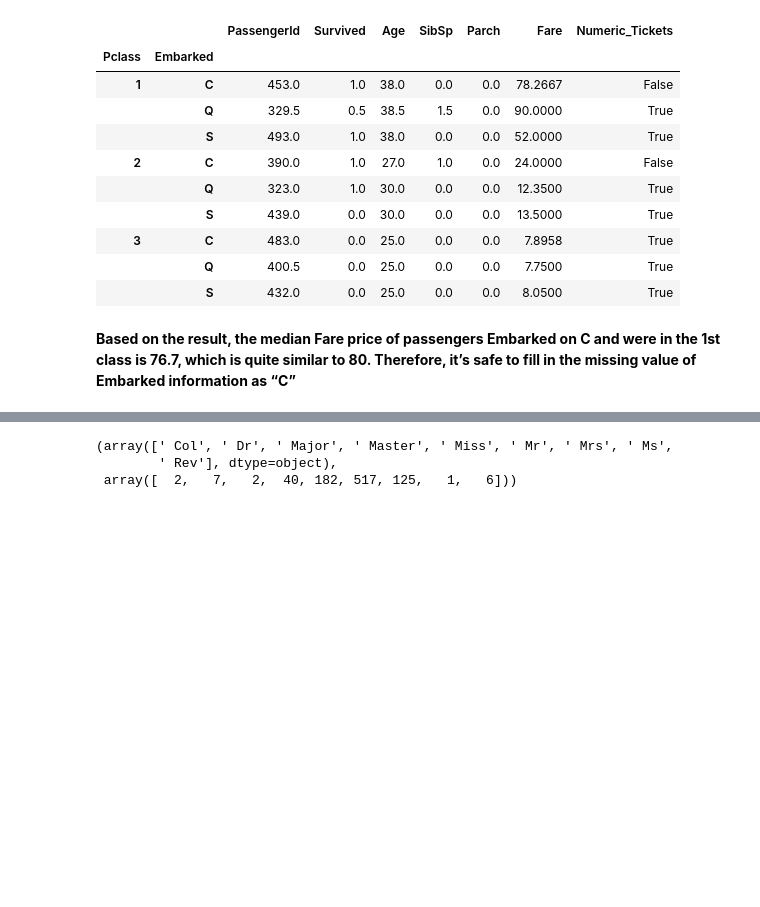
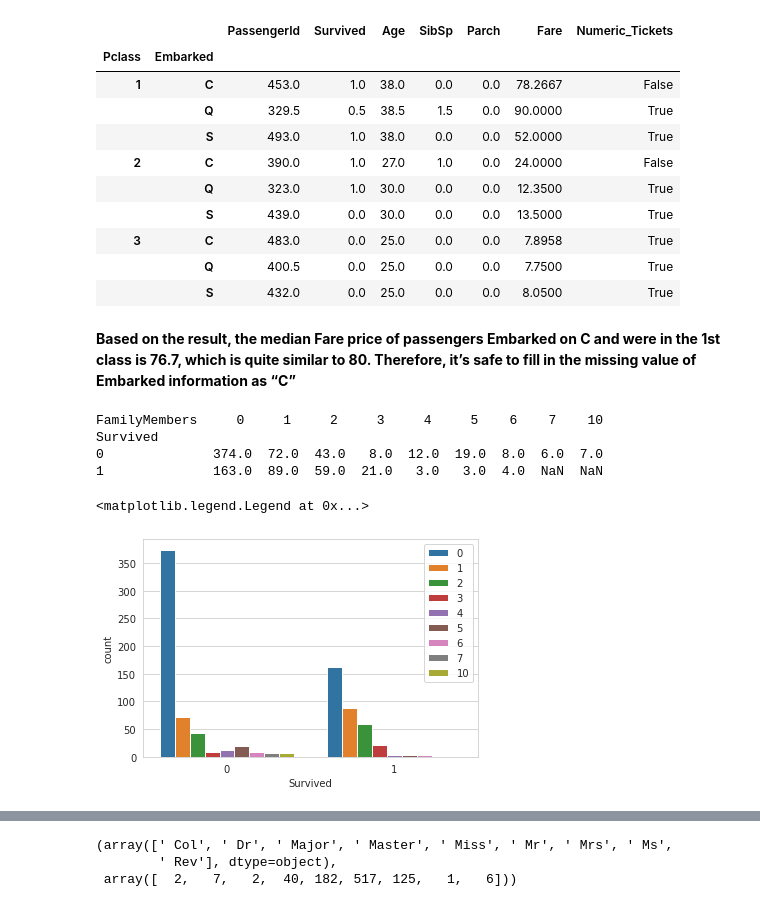
Before and after one commit to adamparkosidis/titanic-predictions-using-logistic-regression, a Jupyter notebook: Titanic - Predictions using Logistic Regression.ipynb, the cells around one changed output, grey strips where cells are left out. Drawn from its saved outputs; the diff is of its cells as text; code cells hidden in the pictures; blank space fills up the shorter version.

```diff
--- a/Titanic - Predictions using Logistic Regression.ipynb
+++ b/Titanic - Predictions using Logistic Regression.ipynb
@@ -408,3 +411,15 @@ train.drop('Cabin', axis=1, inplace=True)
+# %%
+# lets check the number of survivors and non survivors based on the number of their family members
+print(pd.pivot_table(train, index = 'Survived', columns = 'FamilyMembers', values = 'Ticket' ,aggfunc ='count'))
+sns.countplot(data=train, x='Survived',hue = 'FamilyMembers')
+plt.legend(loc='upper right')
+# %% [output]
+FamilyMembers     0     1     2     3     4     5    6    7    10
+Survived
+0              374.0  72.0  43.0   8.0  12.0  19.0  8.0  6.0  7.0
+1              163.0  89.0  59.0  21.0   3.0   3.0  4.0  NaN  NaN
+<matplotlib.legend.Legend at 0x...>
+[figure, added]
 # %%
 # It is interesting to to use the Name column and try to find some info eg based on the titles prefixing a person's name
 train["Salutation"] = train['Name'].apply(lambda x: x.strip().split('.'))
```
Also changed, not shown: parts of 13 cells of this notebook.
